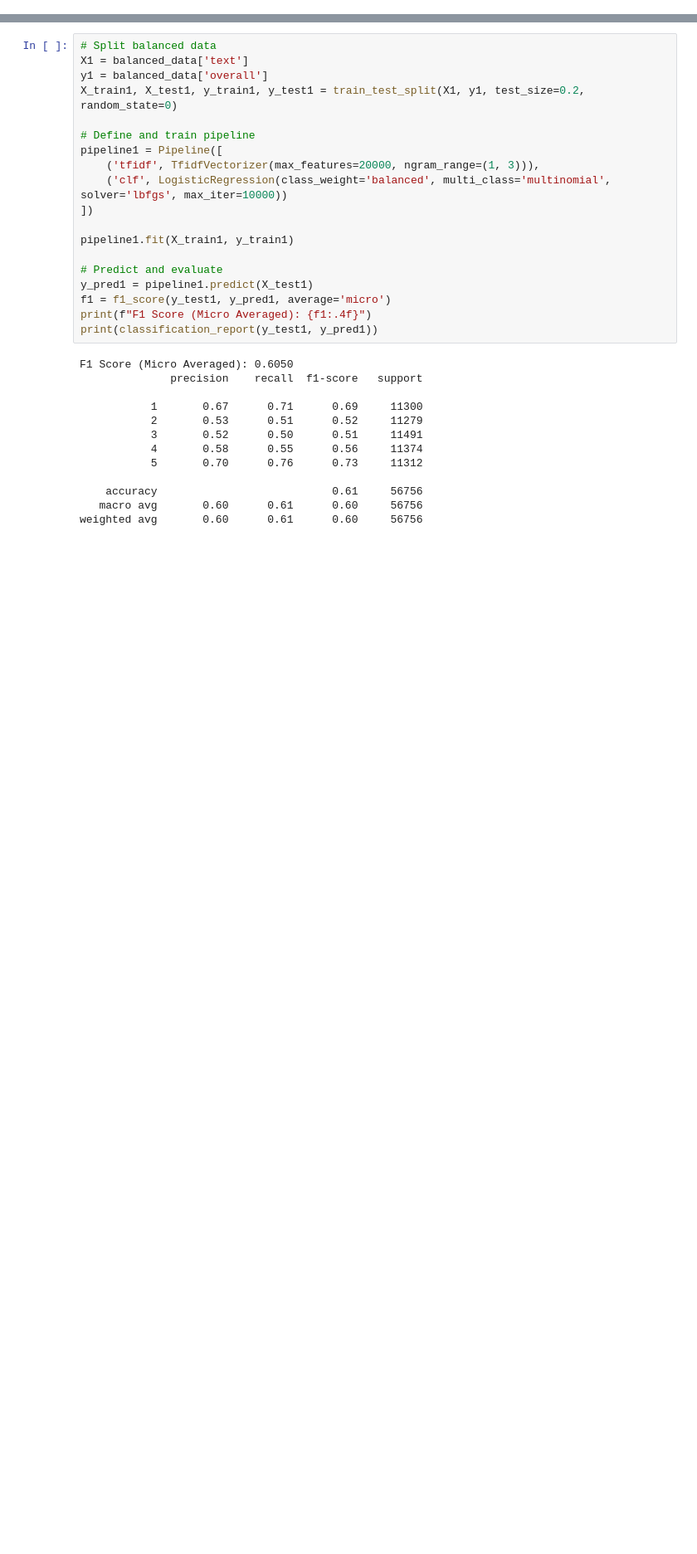
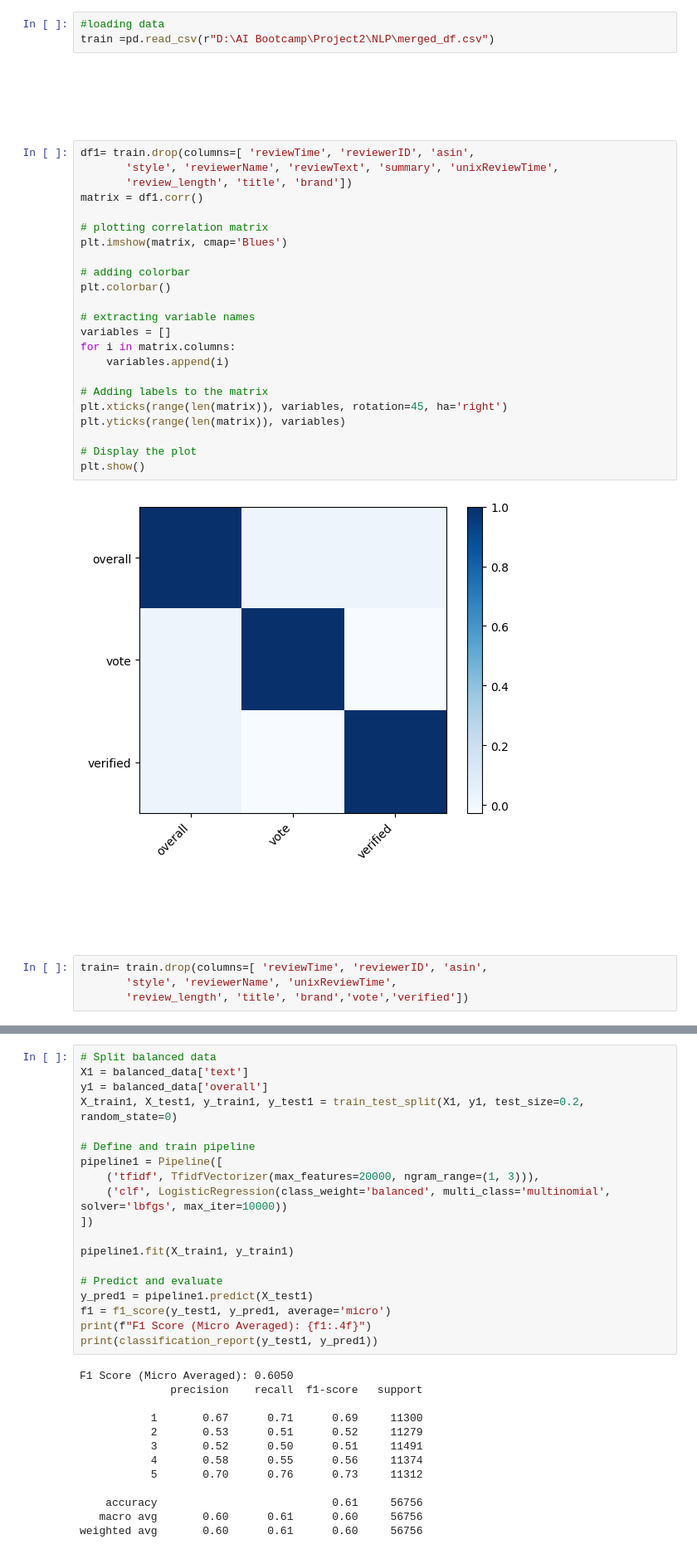
Before and after one commit to Mahdias1383/custom_NLP, a Jupyter notebook: Part 2/Feature engineering and Model.ipynb, the cells around one changed output, grey strips where cells are left out. Shown at 83% size. Saved outputs shown, nothing was run; the diff lists cells and outputs as text; blank space fills up the shorter version.

```diff
--- a/Part 2/Feature engineering and Model.ipynb
+++ b/Part 2/Feature engineering and Model.ipynb
@@ -0,0 +46,36 @@
+# %%
+#loading data
+train =pd.read_csv(r"D:\AI Bootcamp\Project2\NLP\merged_df.csv")
+# %% [markdown]
+### <div dir="rtl" style="font-family: 'Segoe UI', Tahoma, sans-serif; font-size: 20px; color: #ffffff;  padding: 10px; border-radius: 8px; background: linear-gradient(135deg, #2EA149, #60a5fa); text-align: right;"> بررسی ارتباط ستون های verified,overall, vote</div>
+# %%
+df1= train.drop(columns=[ 'reviewTime', 'reviewerID', 'asin',
+       'style', 'reviewerName', 'reviewText', 'summary', 'unixReviewTime',
+       'review_length', 'title', 'brand'])
+matrix = df1.corr()
+
+# plotting correlation matrix
+plt.imshow(matrix, cmap='Blues')
+
+# adding colorbar
+plt.colorbar()
+
+# extracting variable names
+variables = []
+for i in matrix.columns:
+    variables.append(i)
+
+# Adding labels to the matrix
+plt.xticks(range(len(matrix)), variables, rotation=45, ha='right')
+plt.yticks(range(len(matrix)), variables)
+
+# Display the plot
+plt.show()
+# %% [output]
+[figure, added]
+# %% [markdown]
+### <div dir="rtl" style="font-family: 'Segoe UI', Tahoma, sans-serif; font-size: 20px; color: #ffffff;  padding: 10px; border-radius: 8px; background: linear-gradient(135deg, #2EA149, #60a5fa); text-align: right;"> به دلیل همبستگی پایین با نمره، دو ستون دیگر میتوانند از آموزش حذف شوند</div>
+# %%
+train= train.drop(columns=[ 'reviewTime', 'reviewerID', 'asin',
+       'style', 'reviewerName', 'unixReviewTime',
+       'review_length', 'title', 'brand','vote','verified'])
```
Also changed, not shown: parts of 16 cells of this notebook.
